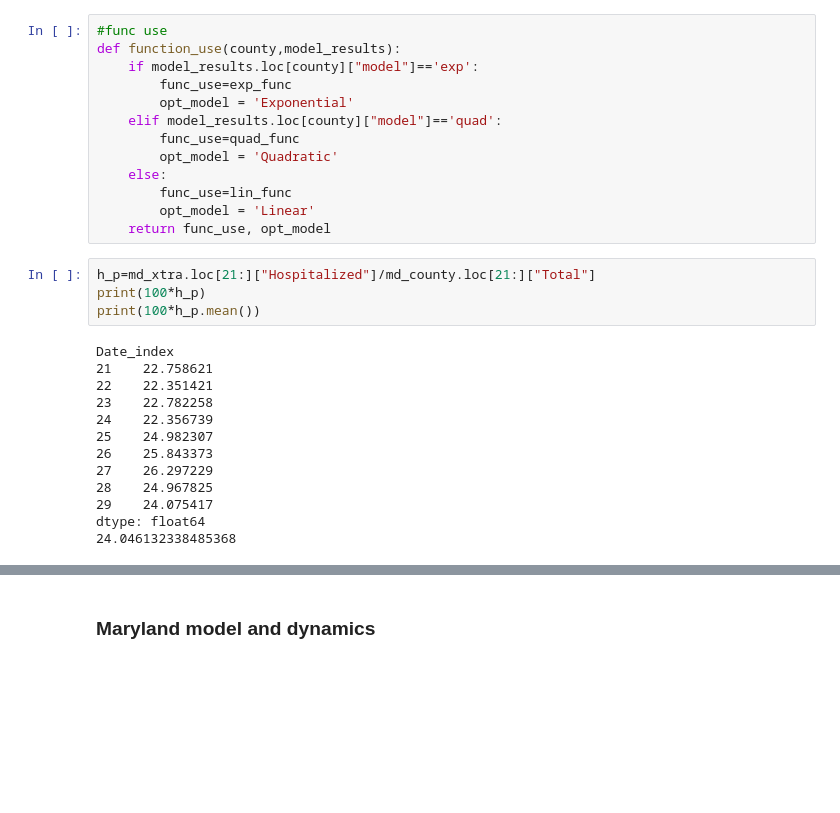
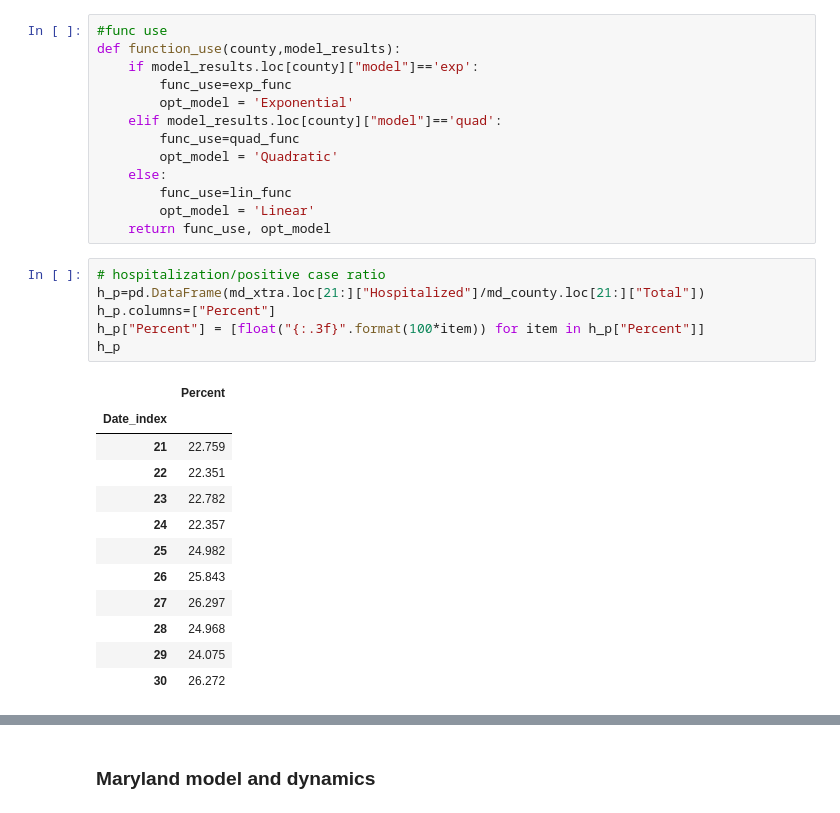
Before and after one commit to akonstodata/md_county_covid, a Jupyter notebook: code/MD_COVID_Dynamics_model_choose.ipynb, the cells around one changed output, grey strips where cells are left out. Drawn from its saved outputs; the diff is of its cells as text; blank space fills up the shorter version.

```diff
--- a/code/MD_COVID_Dynamics_model_choose.ipynb
+++ b/code/MD_COVID_Dynamics_model_choose.ipynb
@@ -157,20 +157,22 @@ def function_use(county,model_results):
         opt_model = 'Linear'
     return func_use, opt_model
 # %%
-h_p=md_xtra.loc[21:]["Hospitalized"]/md_county.loc[21:]["Total"]
-print(100*h_p)
-print(100*h_p.mean())
+# hospitalization/positive case ratio
+h_p=pd.DataFrame(md_xtra.loc[21:]["Hospitalized"]/md_county.loc[21:]["Total"])
+h_p.columns=["Percent"]
+h_p["Percent"] = [float("{:.3f}".format(100*item)) for item in h_p["Percent"]]
+h_p
 # %% [output]
-Date_index
-21    22.758621
-22    22.351421
-23    22.782258
-24    22.356739
-25    24.982307
-26    25.843373
-27    26.297229
-28    24.967825
-29    24.075417
-dtype: float64
-24.046132338485368
+|  | Percent |
+| Date_index |  |
+| 21 | 22.759 |
+| 22 | 22.351 |
+| 23 | 22.782 |
+| 24 | 22.357 |
+| 25 | 24.982 |
+| 26 | 25.843 |
+| 27 | 26.297 |
+| 28 | 24.968 |
+| 29 | 24.075 |
+| 30 | 26.272 |
 # %%
```
Also changed, not shown: parts of 12 cells of this notebook, 6 other files.
